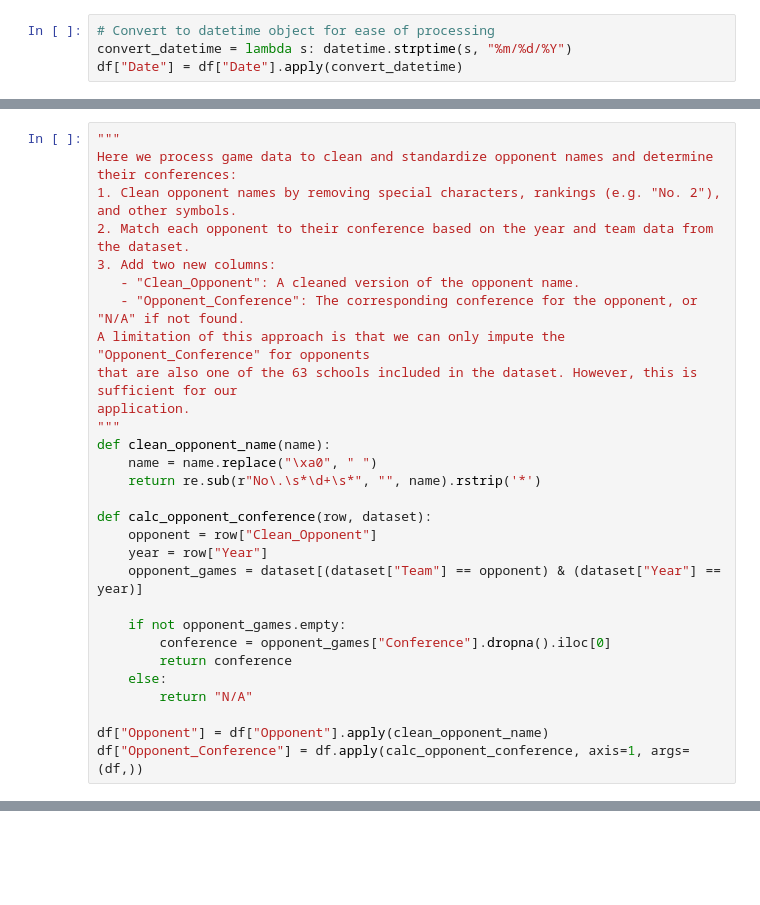
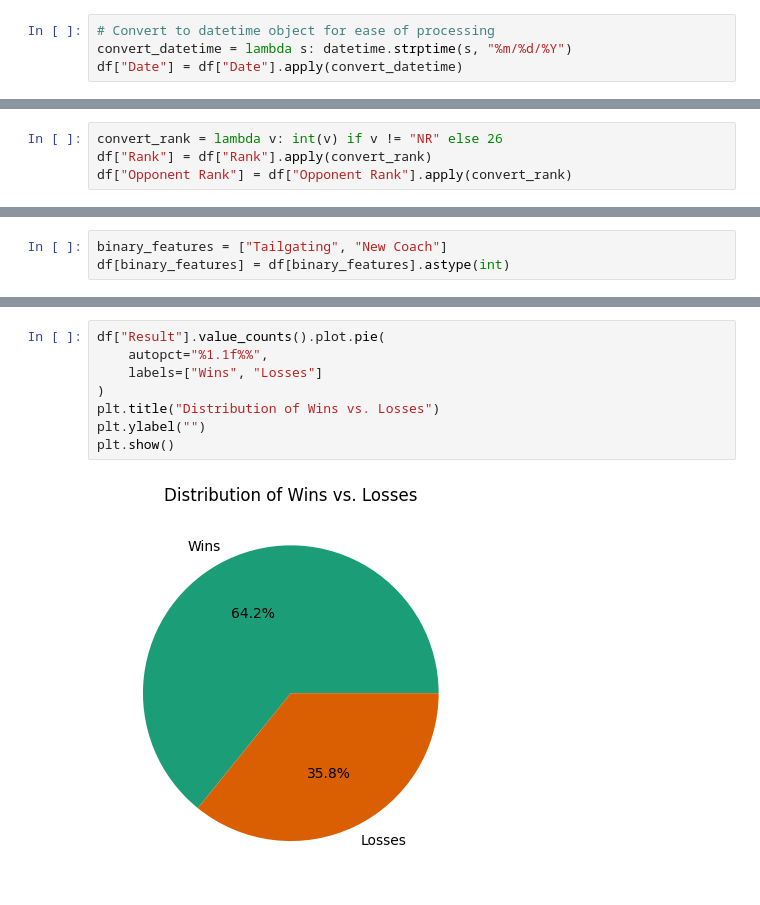
Before and after one commit to lancezhang04/CFBWinPrediction, a Jupyter notebook: main.ipynb, the cells around one changed output, grey strips where cells are left out. Saved outputs shown, nothing was run; the diff lists cells and outputs as text; blank space fills up the shorter version.

Commit message:
data cleaning and exploration checkpoint

```diff
--- a/main.ipynb
+++ b/main.ipynb
@@ -79,0 +144,4 @@ df["Result"] = df["Result"].apply(extract_result)
+# %%
+convert_rank = lambda v: int(v) if v != "NR" else 26
+df["Rank"] = df["Rank"].apply(convert_rank)
+df["Opponent Rank"] = df["Opponent Rank"].apply(convert_rank)
@@ -79,0 +160,3 @@ df["Result"] = df["Result"].apply(extract_result)
+# %%
+binary_features = ["Tailgating", "New Coach"]
+df[binary_features] = df[binary_features].astype(int)
@@ -120,29 +182,0 @@ FCS games count: 91
-# %%
-"""
-Here we process game data to clean and standardize opponent names and determine their conferences:
-1. Clean opponent names by removing special characters, rankings (e.g. "No. 2"), and other symbols.
-2. Match each opponent to their conference based on the year and team data from the dataset.
-3. Add two new columns:
-   - "Clean_Opponent": A cleaned version of the opponent name.
-   - "Opponent_Conference": The corresponding conference for the opponent, or "N/A" if not found.
-A limitation of this approach is that we can only impute the "Opponent_Conference" for opponents
-that are also one of the 63 schools included in the dataset. However, this is sufficient for our
-application.
-"""
-def clean_opponent_name(name):
-    name = name.replace("\xa0", " ")
-    return re.sub(r"No\.\s*\d+\s*", "", name).rstrip('*')
-
-def calc_opponent_conference(row, dataset):
-    opponent = row["Clean_Opponent"]
-    year = row["Year"]
-    opponent_games = dataset[(dataset["Team"] == opponent) & (dataset["Year"] == year)]
-
-    if not opponent_games.empty:
-        conference = opponent_games["Conference"].dropna().iloc[0]
-        return conference
-    else:
-        return "N/A"
-
-df["Opponent"] = df["Opponent"].apply(clean_opponent_name)
-df["Opponent_Conference"] = df.apply(calc_opponent_conference, axis=1, args=(df,))
@@ -148,0 +189,10 @@ df["Opponent_Conference"] = df.apply(calc_opponent_conference, axis=1, args=(df,
+# %%
+df["Result"].value_counts().plot.pie(
+    autopct="%1.1f%%",
+    labels=["Wins", "Losses"]
+)
+plt.title("Distribution of Wins vs. Losses")
+plt.ylabel("")
+plt.show()
+# %% [output]
+[figure, added]
```
Also changed, not shown: parts of 41 cells of this notebook.
